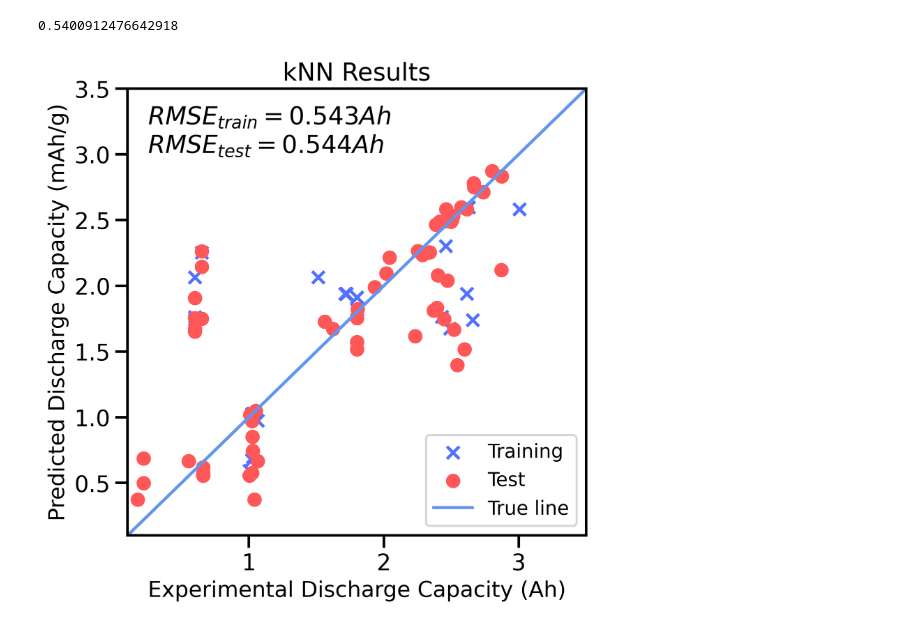
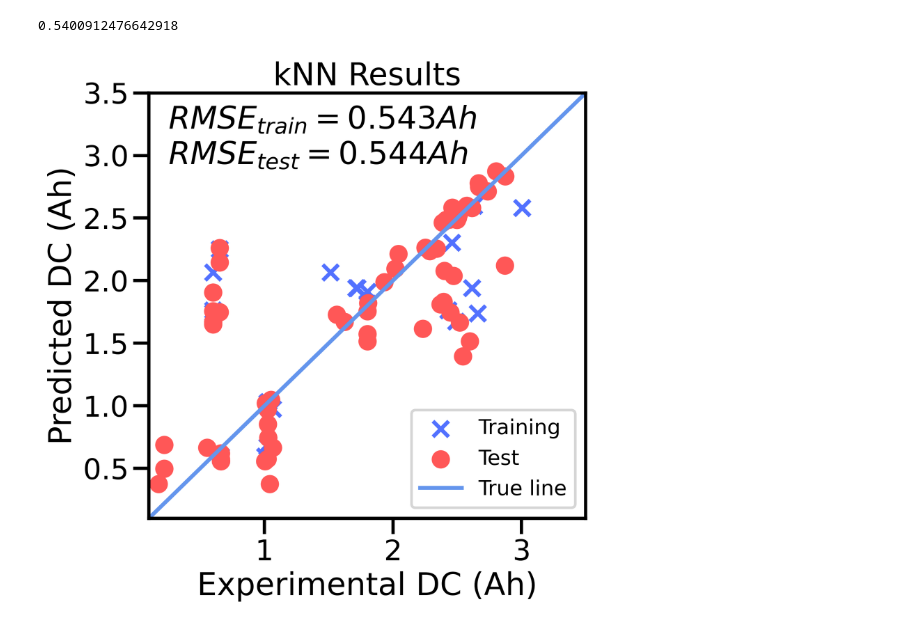
Before and after one commit to SZ-Jasper/SELEC, a Jupyter notebook: supplementary/KNN_Regression.ipynb, the cells around one changed output. Drawn from its saved outputs; the diff is of its cells as text; code cells hidden in the pictures.

```diff
--- a/supplementary/KNN_Regression.ipynb
+++ b/supplementary/KNN_Regression.ipynb
@@ -235,23 +235,23 @@ RMSE
 # %% [output]
 0.5400912476642918
 # %%
-sns.set_context('talk')
+sns.set_context('poster')
 figure(figsize=(6, 6), dpi=300)
 
 plt.axis([0.1,3.5,0.1,3.5])
 plt.scatter(x = y_validate, y = y_train_predicted, marker = 'x', c='#5271FF',label='Training')
 plt.scatter(x = y_test, y = y_predict, c='#FF5757',label='Test')
 plt.plot([0,5],[0,5],label ='True line',c='cornflowerblue')
-plt.legend(loc='lower right', fontsize = 14)
+plt.legend(loc='lower right', fontsize = 16)
 plt.title(label='kNN Results')
 
-plt.xlabel(r'Experimental Discharge Capacity (Ah)', fontsize = 16)
-plt.ylabel(r'Predicted Discharge Capacity (mAh/g)', fontsize = 16)
-plt.text(0.25, 2.8, r'$RMSE_{train}=0.543Ah$'+'\n'+r'$RMSE_{test}=0.544Ah$' +"\n")
+plt.xlabel(r'Experimental DC (Ah)')
+plt.ylabel(r'Predicted DC (Ah)')
+plt.text(0.25, 2.65, r'$RMSE_{train}=0.543Ah$'+'\n'+r'$RMSE_{test}=0.544Ah$' +"\n")
 #plt.savefig('KNN-Predicted-vs-test.png',dpi=600)
 plt.show()
 # %% [output]
-[figure, old version]
+[figure, new version]
 # %%
 # ac = df_battery['anode'].unique()
 # cc = df_battery['cathode'].unique()
```
Also changed, not shown: 2 other files.
